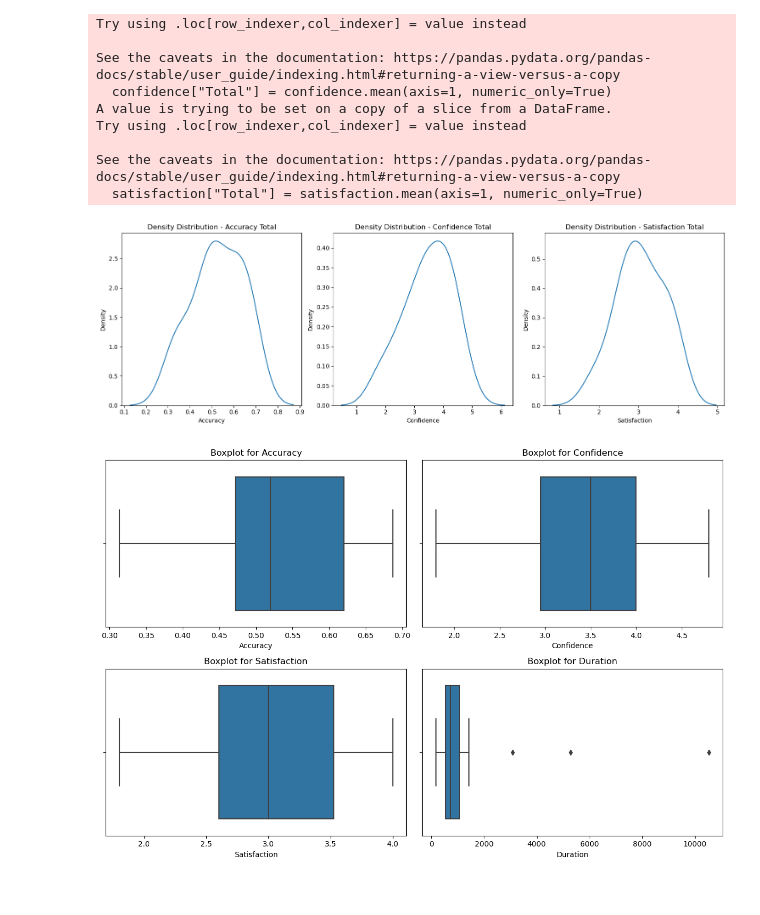
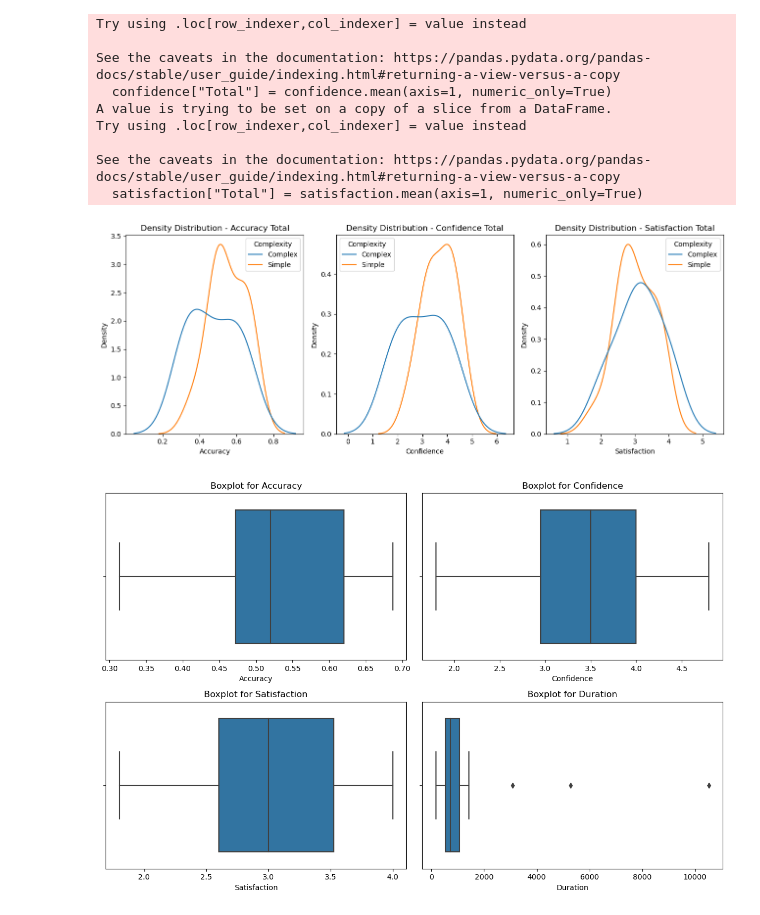
Before and after one commit to Roestenburg-J/arm_analysis, a Jupyter notebook: analysis.ipynb, the cells around one changed output. Drawn from its saved outputs; the diff is of its cells as text; code cells hidden in the pictures.

Commit message:
updated data

```diff
--- a/analysis.ipynb
+++ b/analysis.ipynb
@@ -347,6 +347,7 @@ combined_df = pd.DataFrame(
         "Confidence": confidence["Total"],
         "Satisfaction": satisfaction["Total"],
         "Duration": all_responses["Duration"],
+        "Complexity": all_responses["Complexity"],
     }
 )
 # %% [output]
@@ -366,24 +367,30 @@ Try using .loc[row_indexer,col_indexer] = value instead
 See the caveats in the documentation: https://pandas.pydata.org/pandas-docs/stable/user_guide/indexing.html#returning-a-view-versus-a-copy
   satisfaction["Total"] = satisfaction.mean(axis=1, numeric_only=True)
 # %%
-fig, axes = plt.subplots(nrows=1, ncols=3, figsize=(15, 5))
+fig, axes = plt.subplots(nrows=1, ncols=3, figsize=(13, 5))
 
 # Density Distribution for Accuracy Total
-sns.kdeplot(data=combined_df["Accuracy"], ax=axes[0], label="Accuracy")
+sns.kdeplot(
+    data=combined_df, x="Accuracy", hue="Complexity", ax=axes[0], common_norm=False
+)
 axes[0].set_title("Density Distribution - Accuracy Total")
 
 # Density Distribution for Confidence Total
-sns.kdeplot(data=combined_df["Confidence"], ax=axes[1], label="Confidence")
+sns.kdeplot(
+    data=combined_df, x="Confidence", hue="Complexity", ax=axes[1], common_norm=False
+)
 axes[1].set_title("Density Distribution - Confidence Total")
 
 # Density Distribution for Satisfaction Total
-sns.kdeplot(data=combined_df["Satisfaction"], ax=axes[2], label="Satisfaction")
+sns.kdeplot(
+    data=combined_df, x="Satisfaction", hue="Complexity", ax=axes[2], common_norm=False
+)
 axes[2].set_title("Density Distribution - Satisfaction Total")
 
 plt.tight_layout()
 plt.show()
 # %% [output]
-[figure, old version]
+[figure, new version]
 # %%
 # Create boxplots for each variable
 plt.figure(figsize=(12, 8))
```
Also changed, not shown: parts of 3 cells of this notebook, 1 other file.
